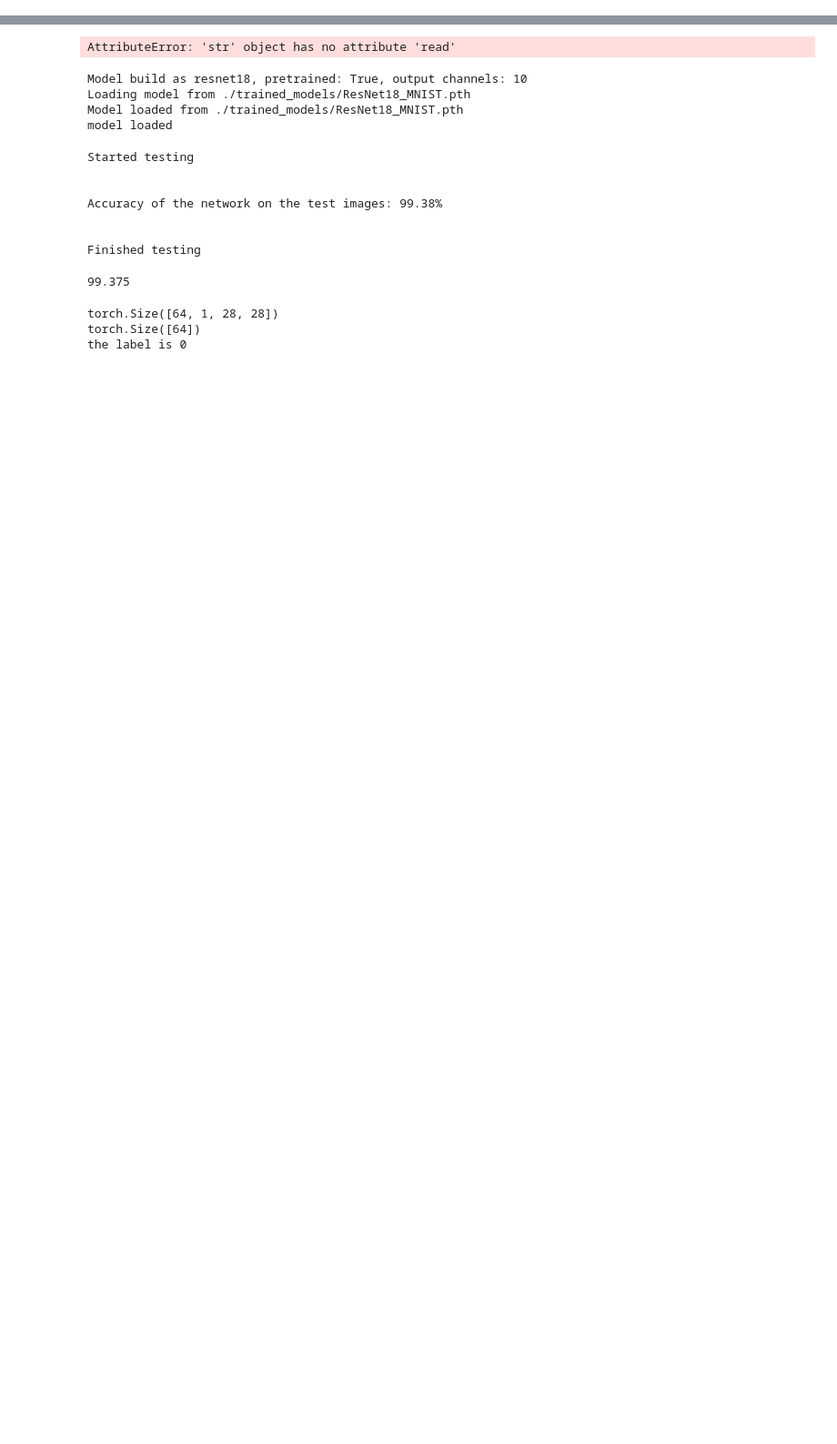
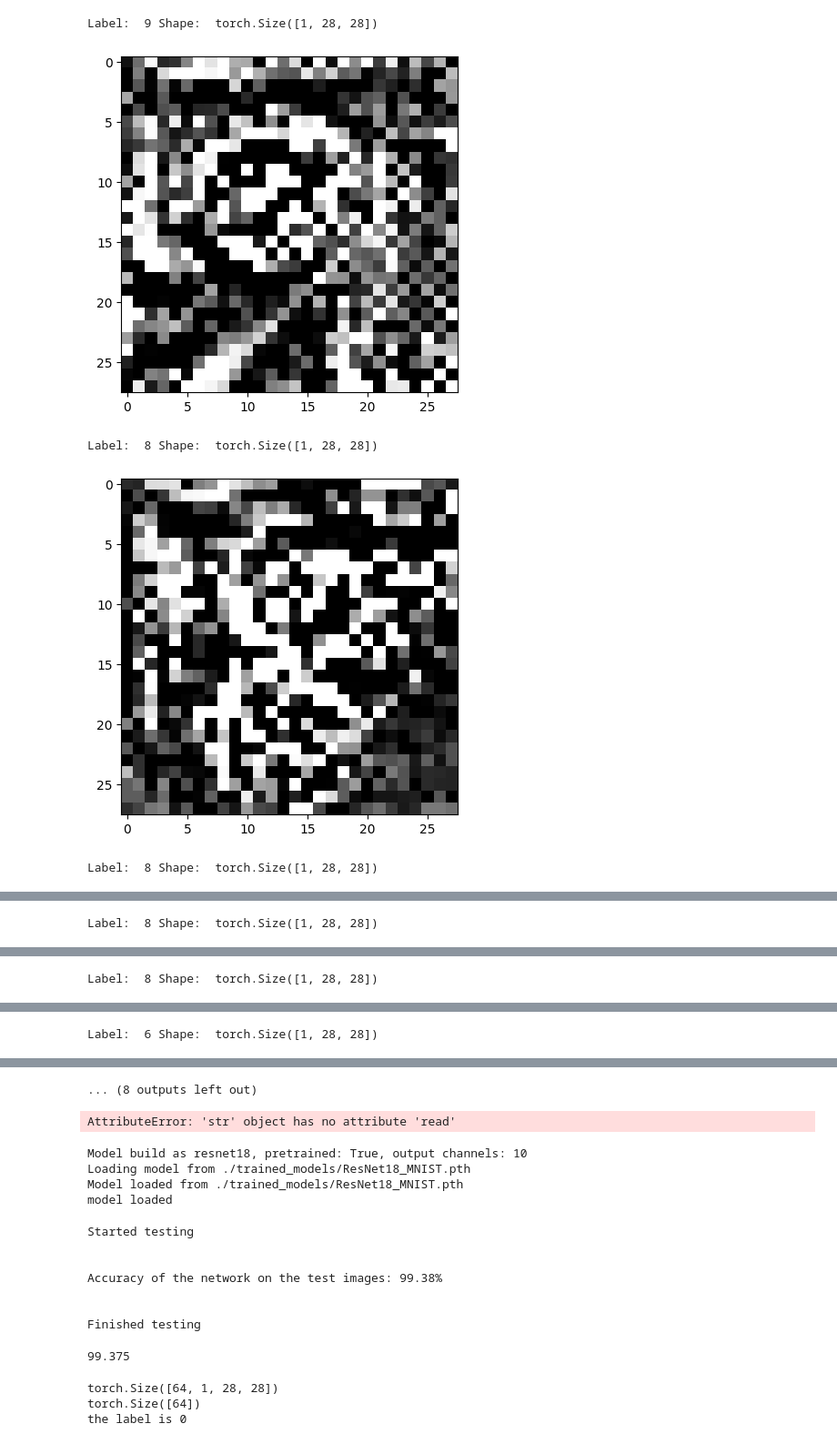
Before and after one commit to BiniyamAschalew/KD570, a Jupyter notebook: KD/generate.ipynb, the cells around one changed output, grey strips where cells are left out. Shown: that part at 91% size. Drawn from its saved outputs; the diff is of its cells as text; code cells hidden in the pictures; blank space fills up the shorter version.

```diff
--- a/KD/generate.ipynb
+++ b/KD/generate.ipynb
@@ -57,0 +313,11 @@ def activation_maximization(checkpoint_path, image_path, target_layer):
+# %%
+for i in range(vis):
+    image, label = next(iter(data_loader))
+    print("Label: ", label[0].item(), "Shape: ", image[0].shape)
+    visualize_image(image[0])
+# %% [output]
+Label:  9 Shape:  torch.Size([1, 28, 28])
+[figure, added]
+Label:  8 Shape:  torch.Size([1, 28, 28])
+[figure, added]
+Label:  8 Shape:  torch.Size([1, 28, 28])
@@ -57,0 +325 @@ def activation_maximization(checkpoint_path, image_path, target_layer):
+Label:  8 Shape:  torch.Size([1, 28, 28])
@@ -57,0 +327 @@ def activation_maximization(checkpoint_path, image_path, target_layer):
+Label:  8 Shape:  torch.Size([1, 28, 28])
@@ -57,0 +329 @@ def activation_maximization(checkpoint_path, image_path, target_layer):
+Label:  6 Shape:  torch.Size([1, 28, 28])
@@ -58,3 +331,4 @@ def activation_maximization(checkpoint_path, image_path, target_layer):
+... (8 outputs left out)
 # %%
 # for usage
 checkpoint_path = 'trained_models/ResNet18_MNIST.pth'
```
Also changed, not shown: parts of 11 cells of this notebook, 29 other files.
